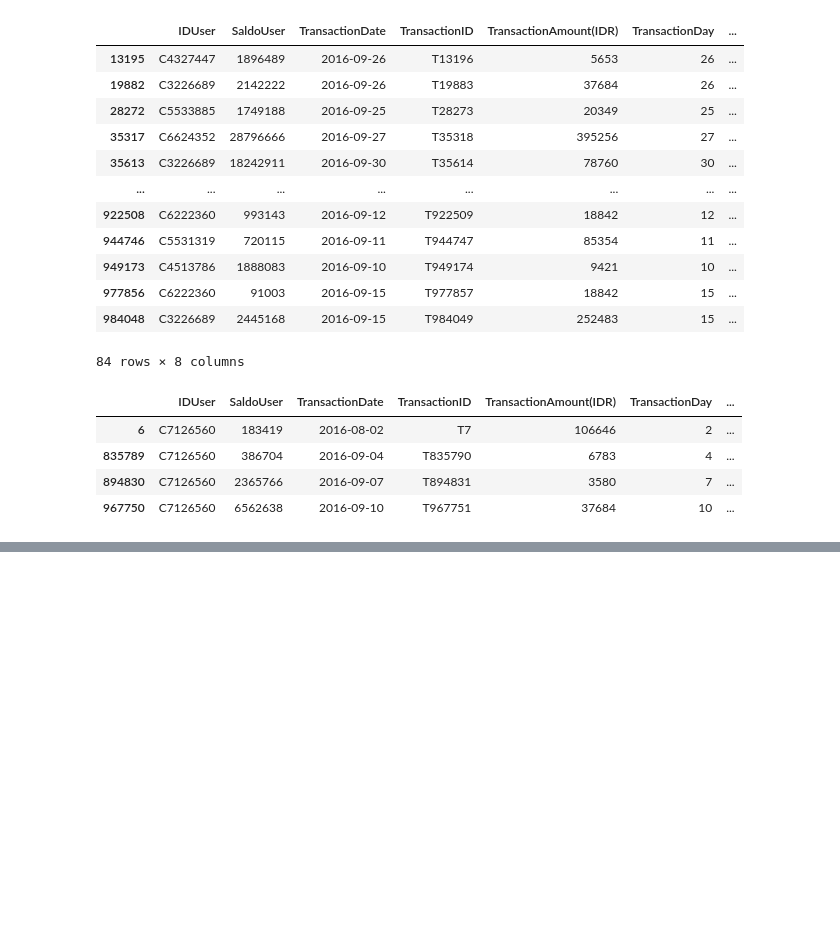
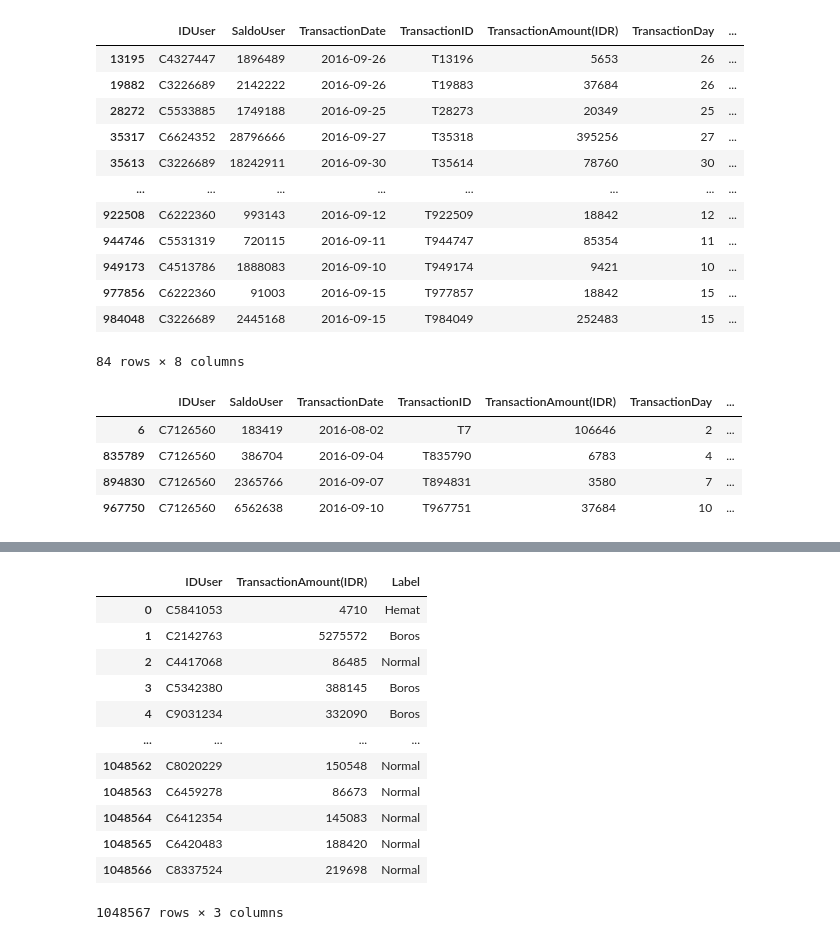
Before and after one commit to alouvre/CapstoneNeeds, a Jupyter notebook: Data_Collecting_FiturPrediksiPolaPengeluaranUser.ipynb, the cells around one changed output, grey strips where cells are left out. Drawn from its saved outputs; the diff is of its cells as text; code cells hidden in the pictures; blank space fills up the shorter version.

```diff
--- a/Data_Collecting_FiturPrediksiPolaPengeluaranUser.ipynb
+++ b/Data_Collecting_FiturPrediksiPolaPengeluaranUser.ipynb
@@ -345,0 +358,33 @@ data[data['IDUser'] == 'C7126560']
+# %%
+# Hitung kuartil
+q1 = data['TransactionAmount(IDR)'].quantile(0.25)
+q3 = data['TransactionAmount(IDR)'].quantile(0.75)
+
+# Fungsi untuk menentukan label berdasarkan kuartil
+def label_kategori(selisih_saldo):
+    if selisih_saldo <= q1:
+        return 'Hemat'
+    elif q1 < selisih_saldo <= q3:
+        return 'Normal'
+    else:
+        return 'Boros'
+
+# Tambahkan kolom label
+data['Label'] = data['TransactionAmount(IDR)'].apply(label_kategori)
+
+# Tampilkan hasil
+data[['IDUser', 'TransactionAmount(IDR)', 'Label']]
+# %% [output]
+|  | IDUser | TransactionAmount(IDR) | Label |
+| 0 | C5841053 | 4710 | Hemat |
+| 1 | C2142763 | 5275572 | Boros |
+| 2 | C4417068 | 86485 | Normal |
+| 3 | C5342380 | 388145 | Boros |
+| 4 | C9031234 | 332090 | Boros |
+| ... | ... | ... | ... |
+| 1048562 | C8020229 | 150548 | Normal |
+| 1048563 | C6459278 | 86673 | Normal |
+| 1048564 | C6412354 | 145083 | Normal |
+| 1048565 | C6420483 | 188420 | Normal |
+| 1048566 | C8337524 | 219698 | Normal |
+1048567 rows × 3 columns
```
Also changed, not shown: parts of 2 cells of this notebook.
